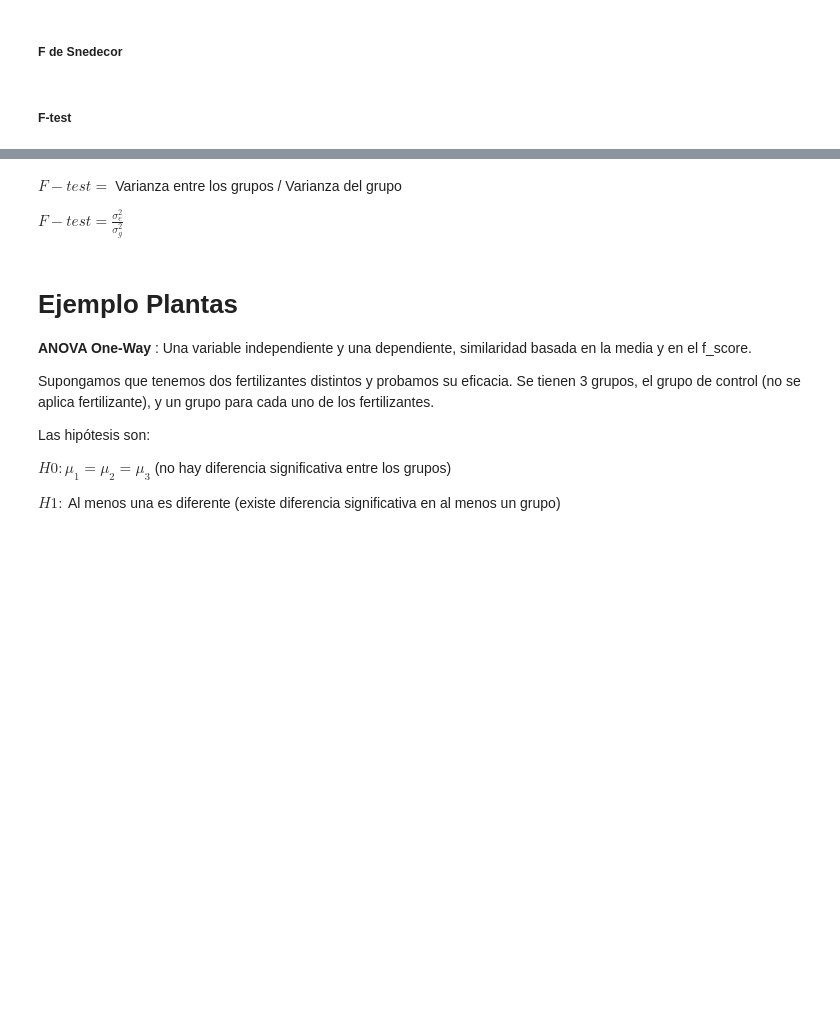
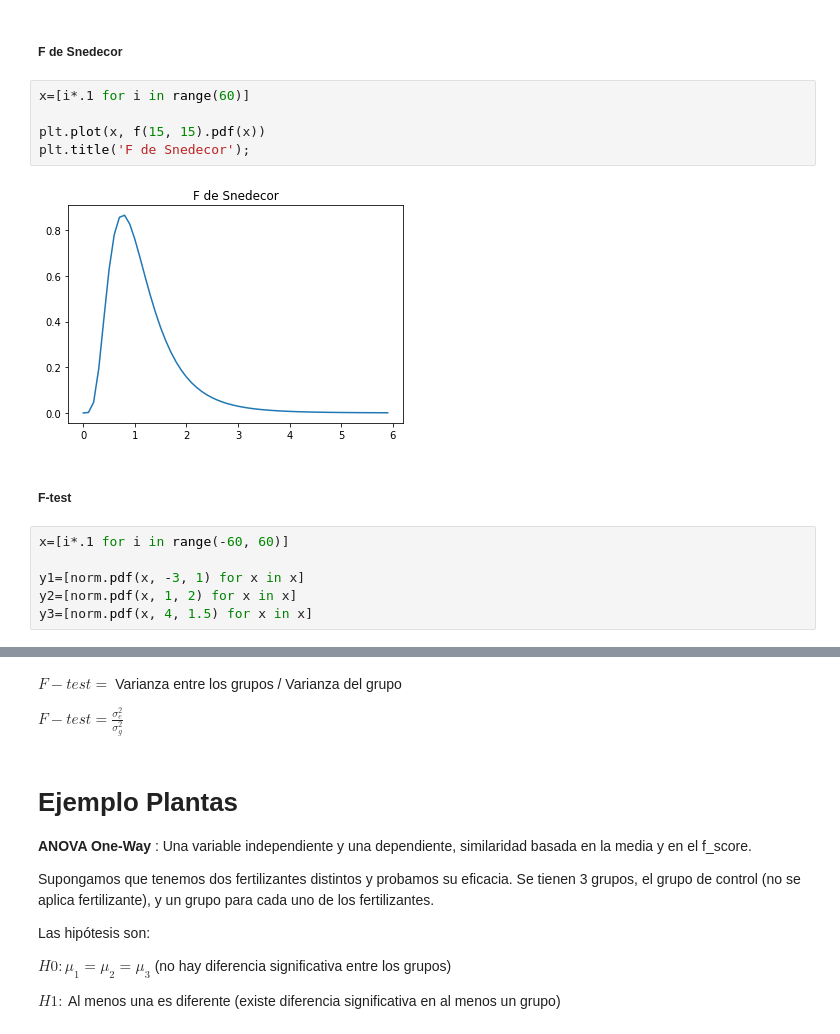
Before and after one commit to YonatanRA/rebootcamp, a Jupyter notebook: notebooks/w1_d4 - Stats 2.ipynb, the cells around one changed output, grey strips where cells are left out. Drawn from its saved outputs; the diff is of its cells as text; blank space fills up the shorter version.

```diff
--- a/notebooks/w1_d4 - Stats 2.ipynb
+++ b/notebooks/w1_d4 - Stats 2.ipynb
@@ -441,4 +438,17 @@ Los p_values se sacan con el F-test (F de Snedecor), comparando varianzas. Lo qu
 # %% [markdown]
 ##### F de Snedecor
+# %%
+x=[i*.1 for i in range(60)]
+
+plt.plot(x, f(15, 15).pdf(x))
+plt.title('F de Snedecor');
+# %% [output]
+[figure, added]
 # %% [markdown]
 ##### F-test
+# %%
+x=[i*.1 for i in range(-60, 60)]
+
+y1=[norm.pdf(x, -3, 1) for x in x]
+y2=[norm.pdf(x, 1, 2) for x in x]
+y3=[norm.pdf(x, 4, 1.5) for x in x]
```
Also changed, not shown: parts of 70 cells of this notebook, 1 other file.
